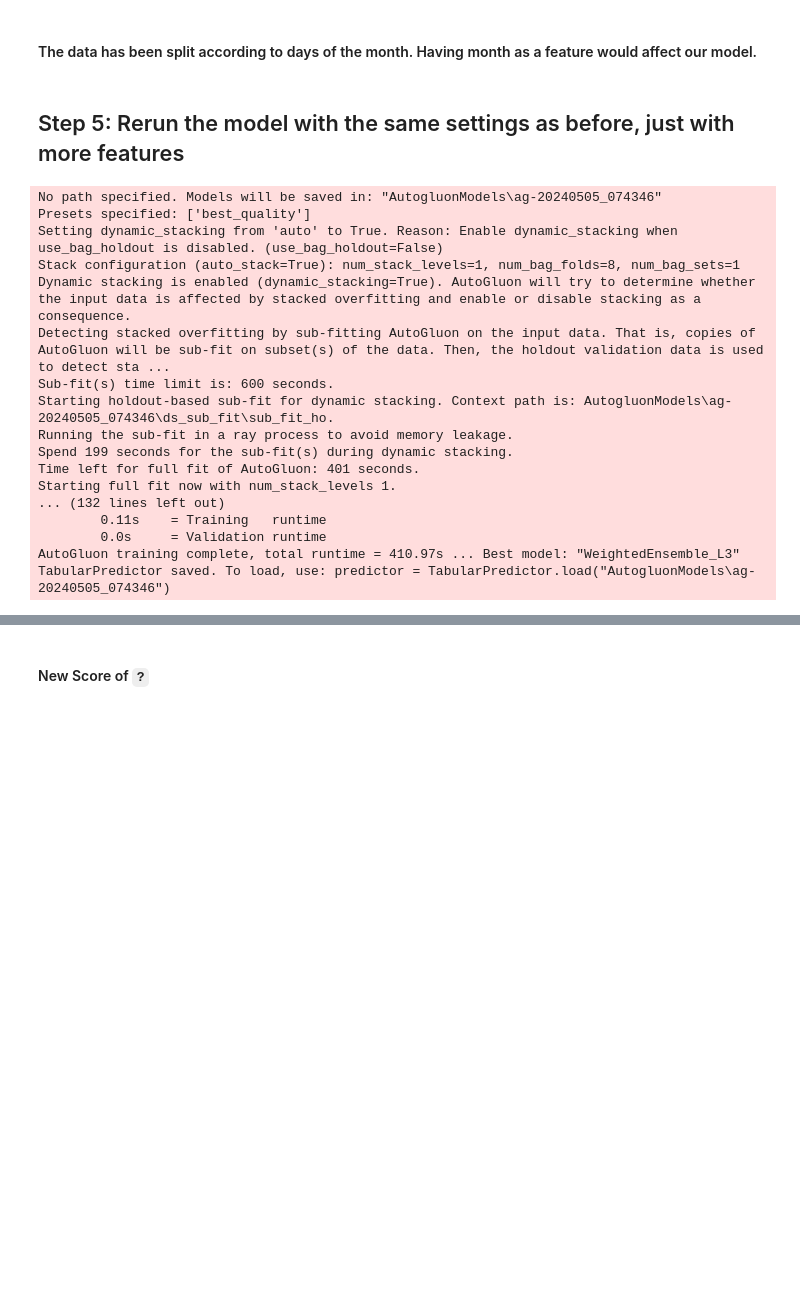
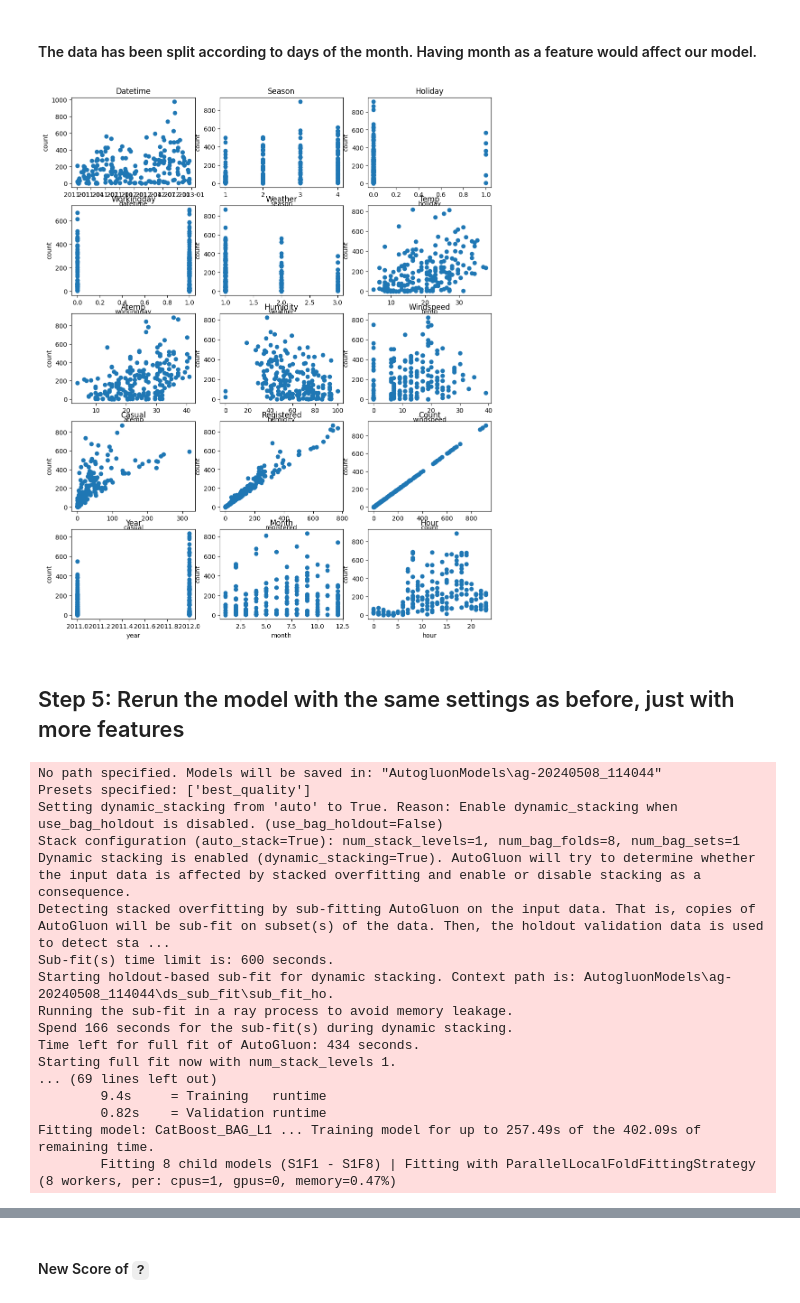
Before and after one commit to Mach-web/bike_sharing, a Jupyter notebook: project/project-template.ipynb, the cells around one changed output, grey strips where cells are left out. Drawn from its saved outputs; the diff is of its cells as text; code cells hidden in the pictures; blank space fills up the shorter version.

```diff
--- a/project/project-template.ipynb
+++ b/project/project-template.ipynb
@@ -538,6 +582,17 @@ plt.show()
 # %%
 new_train.drop('day', axis = 1, inplace = True)
 new_test.drop('day', axis = 1, inplace = True)
+# %%
+import seaborn as sns
+plt.figure(figsize = (12, 15))
+for i, column in enumerate(new_train.columns):
+    plt.subplot(5, 3, i+1)
+    plt.scatter(data = new_train.sample(200), x = column, y = 'count');
+    plt.title(column.capitalize())
+    plt.xlabel(column)
+    plt.ylabel('count')
+# %% [output]
+[figure, added]
 # %% [markdown]
 ## Step 5: Rerun the model with the same settings as before, just with more features
 # %%
@@ -546,24 +601,25 @@ predictor_new_features = TabularPredictor(label = 'count',
                                           eval_metric = 'rmse').fit(
     train_data = new_train.loc[:, ~new_train.columns.isin(['casual', 'registered'])],
     presets = 'best_quality',
-    time_limit = 600)
+    time_limit = 600,
+    hyperparameters = hyperparameters)
 # %% [output]
-No path specified. Models will be saved in: "AutogluonModels\ag-20240505_074346"
+No path specified. Models will be saved in: "AutogluonModels\ag-20240508_114044"
 Presets specified: ['best_quality']
 Setting dynamic_stacking from 'auto' to True. Reason: Enable dynamic_stacking when use_bag_holdout is disabled. (use_bag_holdout=False)
 Stack configuration (auto_stack=True): num_stack_levels=1, num_bag_folds=8, num_bag_sets=1
 Dynamic stacking is enabled (dynamic_stacking=True). AutoGluon will try to determine whether the input data is affected by stacked overfitting and enable or disable stacking as a consequence.
 Detecting stacked overfitting by sub-fitting AutoGluon on the input data. That is, copies of AutoGluon will be sub-fit on subset(s) of the data. Then, the holdout validation data is used to detect sta ...
 Sub-fit(s) time limit is: 600 seconds.
-Starting holdout-based sub-fit for dynamic stacking. Context path is: AutogluonModels\ag-20240505_074346\ds_sub_fit\sub_fit_ho.
+Starting holdout-based sub-fit for dynamic stacking. Context path is: AutogluonModels\ag-20240508_114044\ds_sub_fit\sub_fit_ho.
 Running the sub-fit in a ray process to avoid memory leakage.
-Spend 199 seconds for the sub-fit(s) during dynamic stacking.
-Time left for full fit of AutoGluon: 401 seconds.
+Spend 166 seconds for the sub-fit(s) during dynamic stacking.
+Time left for full fit of AutoGluon: 434 seconds.
 Starting full fit now with num_stack_levels 1.
-... (132 lines left out)
-        0.11s    = Training   runtime
-        0.0s     = Validation runtime
-AutoGluon training complete, total runtime = 410.97s ... Best model: "WeightedEnsemble_L3"
-TabularPredictor saved. To load, use: predictor = TabularPredictor.load("AutogluonModels\ag-20240505_074346")
+... (69 lines left out)
+        9.4s     = Training   runtime
+        0.82s    = Validation runtime
+Fitting model: CatBoost_BAG_L1 ... Training model for up to 257.49s of the 402.09s of remaining time.
+        Fitting 8 child models (S1F1 - S1F8) | Fitting with ParallelLocalFoldFittingStrategy (8 workers, per: cpus=1, gpus=0, memory=0.47%)
 # %%
 predictor_new_features.fit_summary()
```
Also changed, not shown: parts of 39 cells of this notebook.
